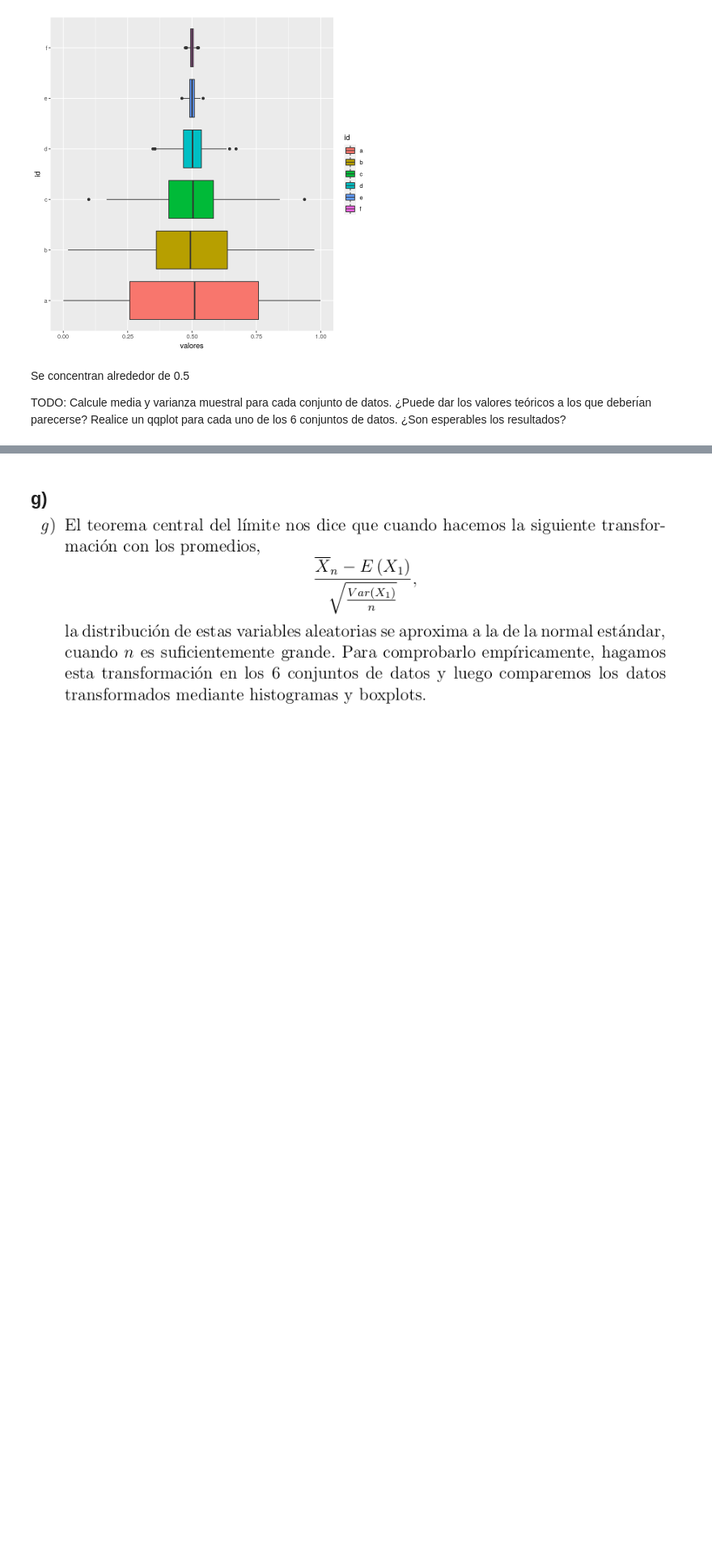
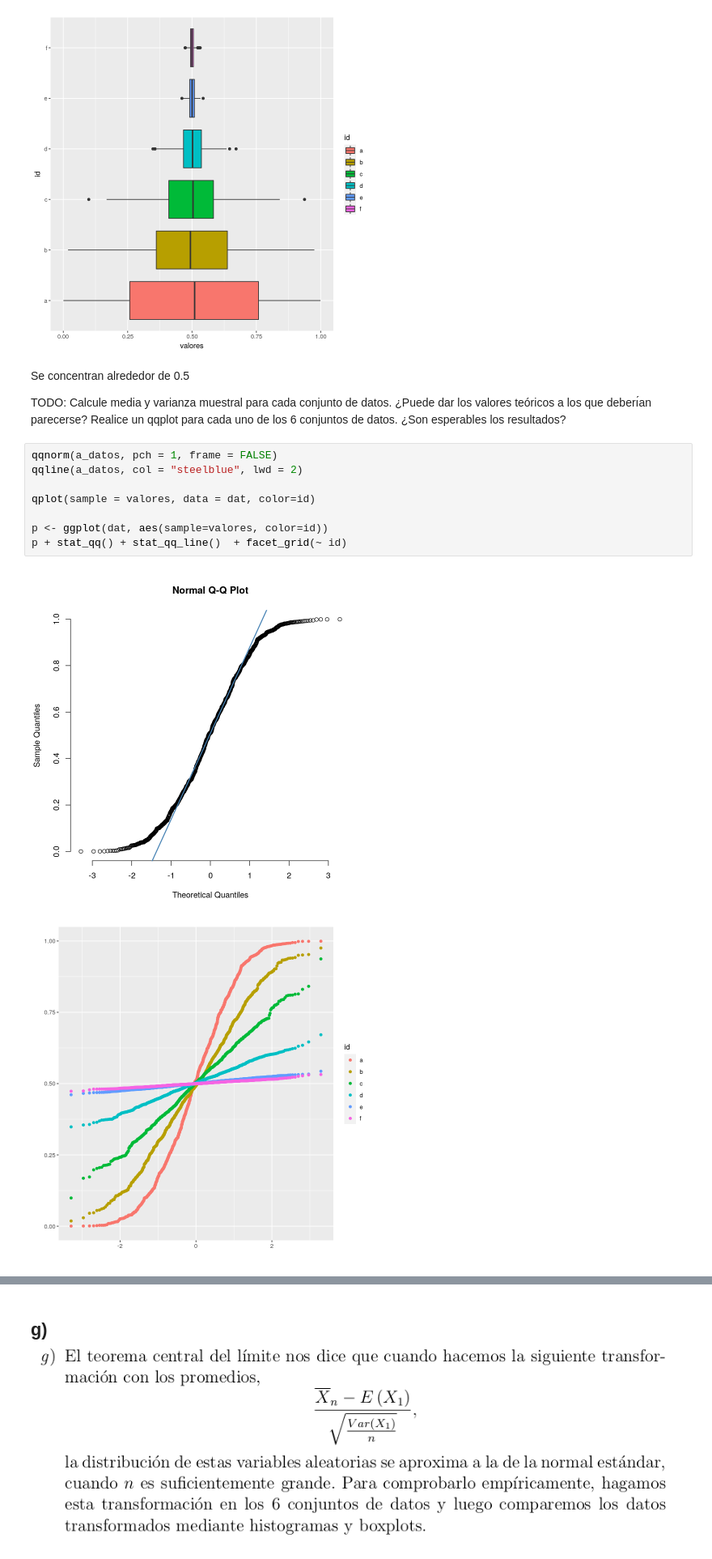
Before and after one commit to fzanollo/proba, a Jupyter notebook: tp/TP.ipynb, the cells around one changed output, grey strips where cells are left out. Shown: that part at 81% size. Drawn from its saved outputs; the diff is of its cells as text; blank space fills up the shorter version.

```diff
--- a/tp/TP.ipynb
+++ b/tp/TP.ipynb
@@ -85,3 +85,14 @@ Se concentran alrededor de 0.5
 TODO: Calcule media y varianza muestral para cada conjunto de datos. ¿Puede dar los
 valores teóricos a los que deberı́an parecerse? Realice un qqplot para cada uno de
 los 6 conjuntos de datos. ¿Son esperables los resultados?
+# %%
+qqnorm(a_datos, pch = 1, frame = FALSE)
+qqline(a_datos, col = "steelblue", lwd = 2)
+
+qplot(sample = valores, data = dat, color=id)
+
+p <- ggplot(dat, aes(sample=valores, color=id))
+p + stat_qq() + stat_qq_line()  + facet_grid(~ id)
+# %% [output]
+[figure, added]
+[figure, added]
```
Also changed, not shown: parts of 2 cells of this notebook.
